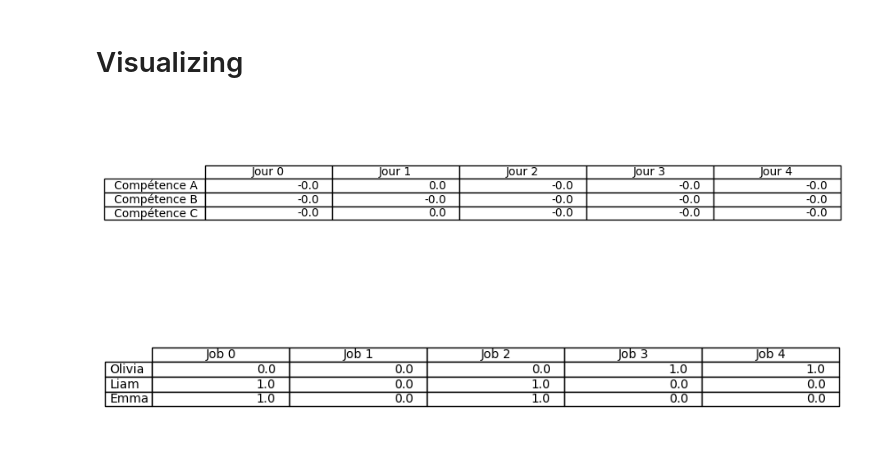
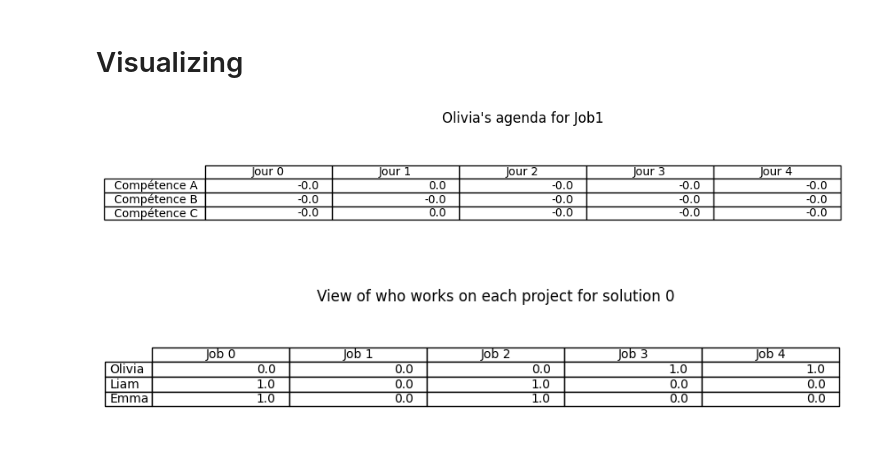
Before and after one commit to paulberard/optimization-decision-systems, a Jupyter notebook: project.ipynb, the cells around one changed output. Cells and saved outputs as stored; diff of their text form; code cells hidden in the pictures.

Commit message:
visualizations corrected

```diff
--- a/project.ipynb
+++ b/project.ipynb
@@ -293,8 +293,6 @@ person0 = matX[personid]
 
 fig, ax = plt.subplots()
 fig.set_size_inches((10, 2))
-# hide axes
-fig.patch.set_visible(False)
 
 ax.axis('off')
 ax.axis('tight')
@@ -303,29 +301,27 @@ ax.table(
     colLabels=[f"Jour {k}" for k in range(H)],
     rowLabels=[f"Compétence {k}" for k in Q], loc='center'
 )
-plt.title(f"{S[personid]['name']}'s agenda for {J[job_id]['name']}", color="white")
+plt.title(f"{S[personid]['name']}'s agenda for {J[job_id]['name']}")
 plt.show()
 # %% [output]
-[figure, old version]
+[figure, new version]
 # %%
 solutionid = 0
 
 solution = solutions[solutionid]
 mat_work_on = solution["works_on_job"]
 
 fig, ax = plt.subplots()
 fig.set_size_inches((10, 2))
-# hide axes
-fig.patch.set_visible(False)
 
 ax.axis('off')
 ax.axis('tight')
 ax.table(
     cellText=mat_work_on,
     colLabels=[f"Job {k}" for k in range(len(J))],
     rowLabels=[f"{s['name']}" for s in S], loc='center'
 )
-plt.title(f"View of who works on each project for solution {solutionid}", color="white")
+plt.title(f"View of who works on each project for solution {solutionid}")
 plt.show()
 # %% [output]
-[figure, old version]
+[figure, new version]
```
Also changed, not shown: 1 other file.
